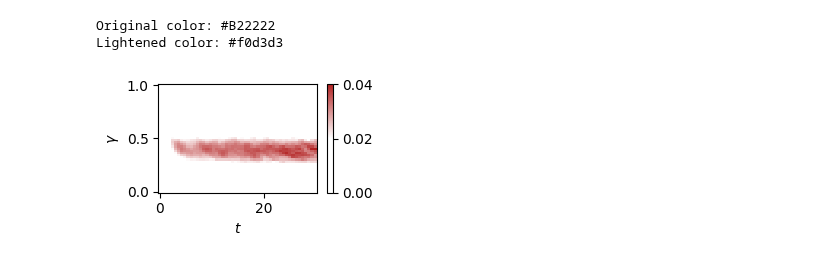
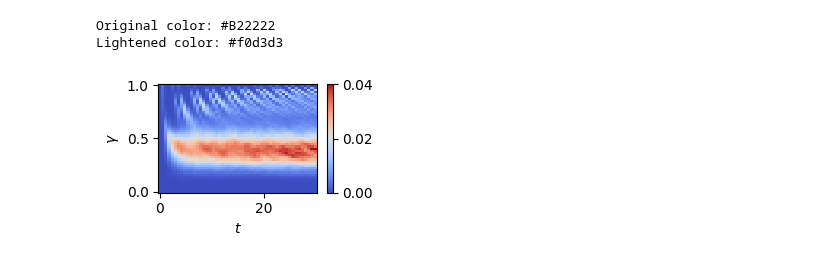
Before and after one commit to petr-ivashkov/quantum-mcmc, a Jupyter notebook: plots/grid_search_gamma_time.ipynb, the cells around one changed output. Saved outputs shown, nothing was run; the diff lists cells and outputs as text; code cells hidden in the pictures.

Commit message:
plots

```diff
--- a/plots/grid_search_gamma_time.ipynb
+++ b/plots/grid_search_gamma_time.ipynb
@@ -169,30 +169,30 @@ Lightened color: #f0d3d3
 # %%
 fig = plt.figure(figsize=(figure_size_x/2, figure_size_y/2))
 
 # Plot data on each subplot
 
 pc = plt.pcolor(time_range,
                 gamma_range,
                 delta_quantum_arrays[10],
-                cmap=grey_red_coolwarm,
+                cmap='coolwarm',
                 vmin=0,
                 vmax=np.max(delta_quantum_arrays[10])
                 # vmax=0.065,
                 )
 
 fig.colorbar(pc)
 
 
 # Set labels
 plt.xlabel('$t$')
 plt.ylabel('$\gamma$')
 
 # Adjust layout to prevent overlap
 plt.tight_layout()
 
 # Display the plot
 plt.show()
 
-fig.savefig(f'figures/grid_search_gamma_time_n10')
+fig.savefig(local_path+f'figures/grid_search_gamma_time_n10')
 # %% [output]
-[figure, old version]
+[figure, new version]
```
Also changed, not shown: parts of 3 cells of this notebook, 8 other files.
